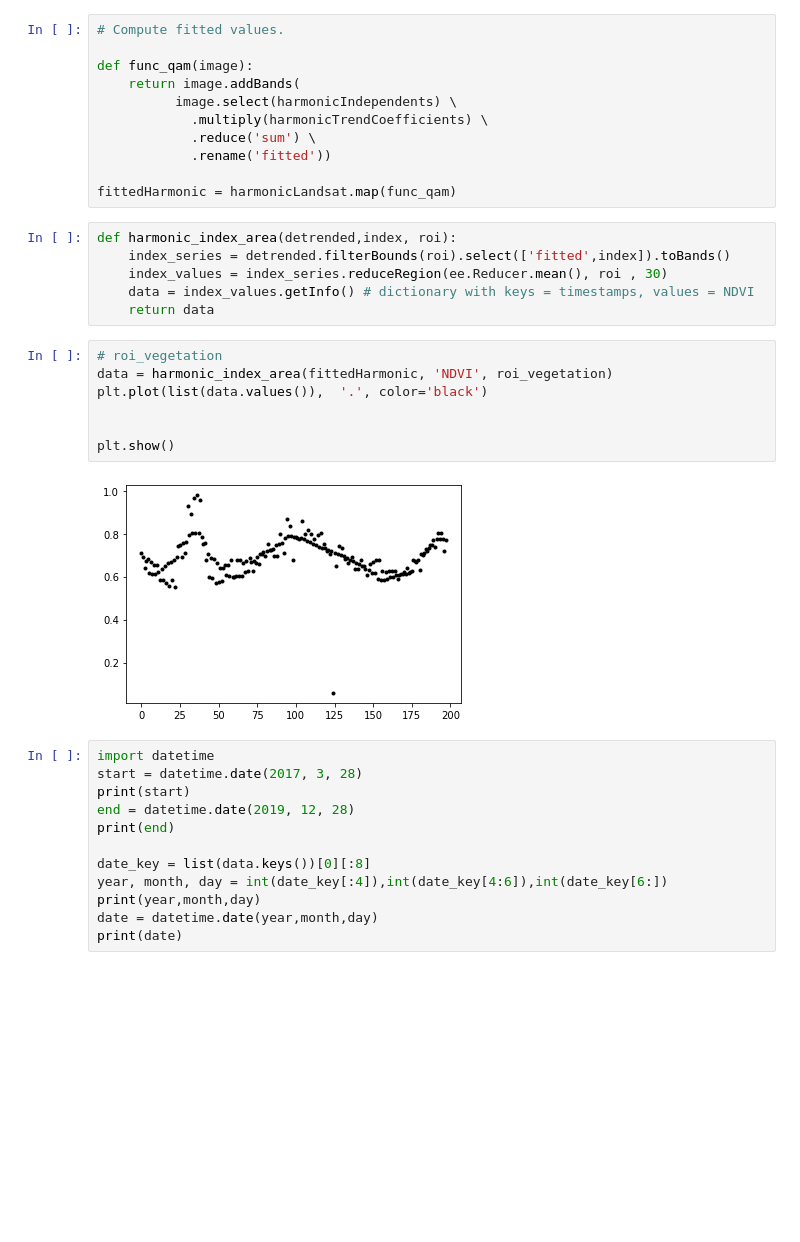
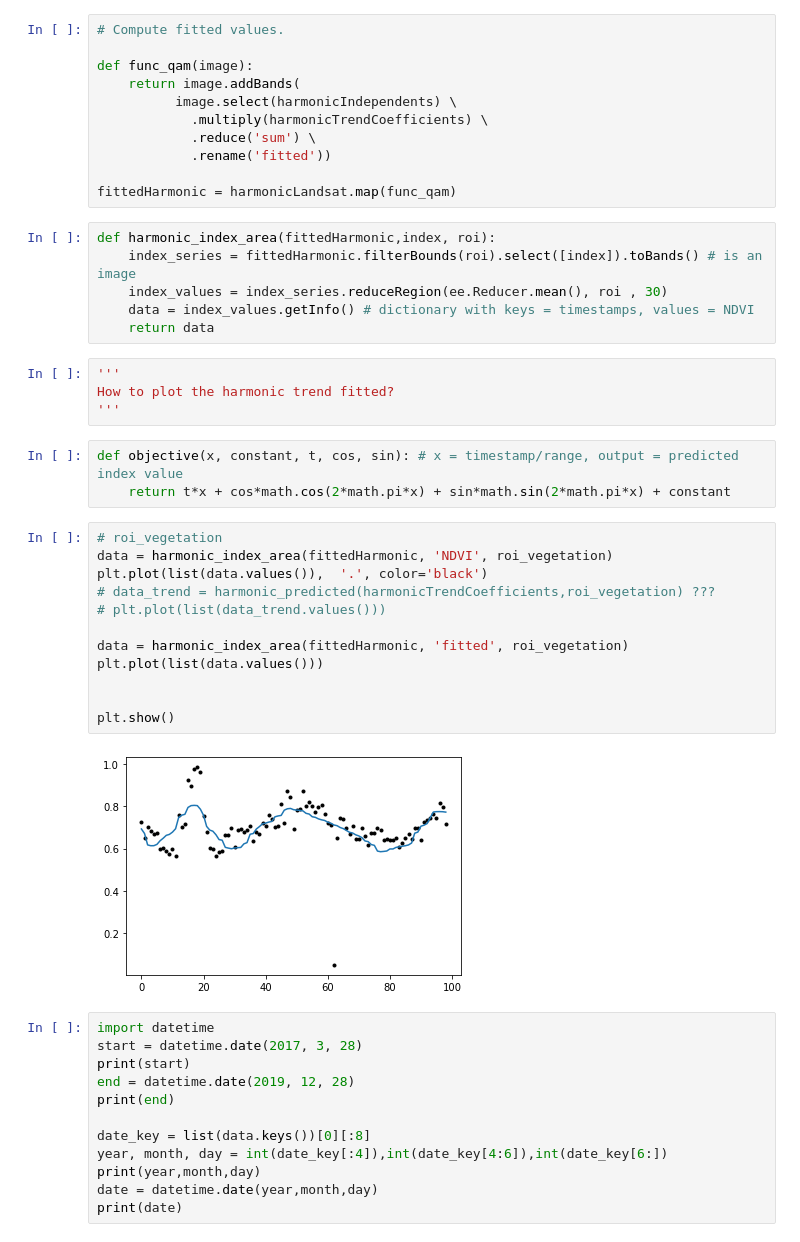
Before and after one commit to SuzannaLin/GEE_LULC, a Jupyter notebook: EARSeL_Nice.ipynb, the cells around one changed output. Cells and saved outputs as stored; diff of their text form; blank space fills up the shorter version.

```diff
--- a/EARSeL_Nice.ipynb
+++ b/EARSeL_Nice.ipynb
@@ -691,21 +693,33 @@ def func_qam(image):
             .rename('fitted'))
 
 fittedHarmonic = harmonicLandsat.map(func_qam)
-# %%
-def harmonic_index_area(detrended,index, roi):
-    index_series = detrended.filterBounds(roi).select(['fitted',index]).toBands()
-    index_values = index_series.reduceRegion(ee.Reducer.mean(), roi , 30)
-    data = index_values.getInfo() # dictionary with keys = timestamps, values = NDVI
-    return data
+# %%
+def harmonic_index_area(fittedHarmonic,index, roi):
+    index_series = fittedHarmonic.filterBounds(roi).select([index]).toBands() # is an image
+    index_values = index_series.reduceRegion(ee.Reducer.mean(), roi , 30)
+    data = index_values.getInfo() # dictionary with keys = timestamps, values = NDVI
+    return data
+# %%
+'''
+How to plot the harmonic trend fitted?
+'''
+# %%
+def objective(x, constant, t, cos, sin): # x = timestamp/range, output = predicted index value
+    return t*x + cos*math.cos(2*math.pi*x) + sin*math.sin(2*math.pi*x) + constant
 # %%
 # roi_vegetation
 data = harmonic_index_area(fittedHarmonic, 'NDVI', roi_vegetation)
 plt.plot(list(data.values()),  '.', color='black')
+# data_trend = harmonic_predicted(harmonicTrendCoefficients,roi_vegetation) ???
+# plt.plot(list(data_trend.values()))
+
+data = harmonic_index_area(fittedHarmonic, 'fitted', roi_vegetation)
+plt.plot(list(data.values()))
 
 
 plt.show()
 # %% [output]
-[figure, old version]
+[figure, new version]
 # %%
 import datetime
 start = datetime.date(2017, 3, 28)
```
Also changed, not shown: parts of 52 cells of this notebook.
